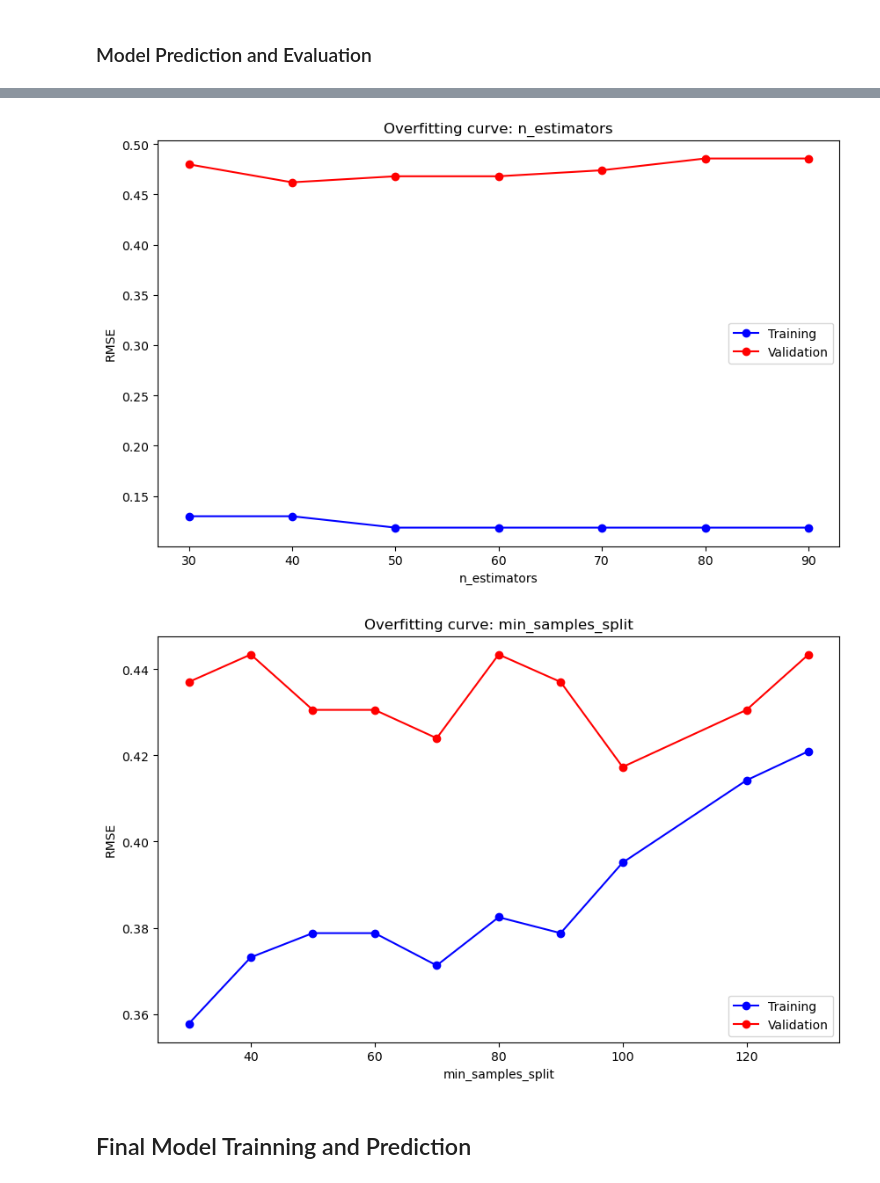
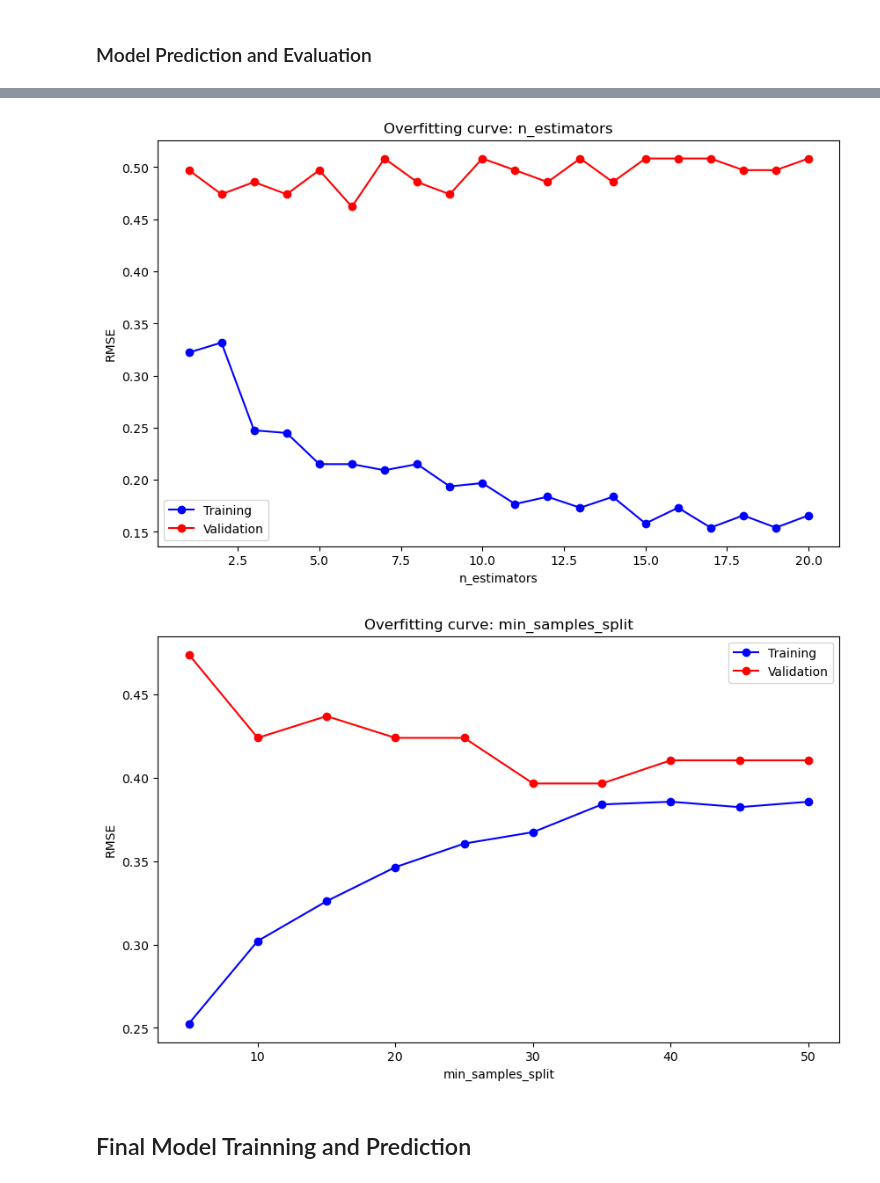
Before and after one commit to RiwongSherchan/Kaggle-Projects, a Jupyter notebook: Titanic - Machine Learning from Disaster/Titanic.ipynb, the cells around one changed output, grey strips where cells are left out. Saved outputs shown, nothing was run; the diff lists cells and outputs as text; code cells hidden in the pictures.

```diff
--- a/Titanic - Machine Learning from Disaster/Titanic.ipynb
+++ b/Titanic - Machine Learning from Disaster/Titanic.ipynb
@@ -239,7 +239,7 @@ from sklearn.model_selection import train_test_split
 from sklearn.model_selection import train_test_split
 
 # Split df_copy into train and test sets
-train_data, test_data = train_test_split(df_copy, test_size=0.2, random_state=42)
+train_data, test_data = train_test_split(df_copy, test_size=0.1, random_state=42)
 
 # Separate the inputs (features) and the target variable
 train_inputs1 = train_data.drop("Survived", axis=1)
@@ -252,7 +252,7 @@ test_targets1 = test_data["Survived"]
 from sklearn.ensemble import RandomForestClassifier
 # %%
 # Initialize a decision tree classifier
-clf1 = RandomForestClassifier(max_depth = 25, max_leaf_nodes=12,max_features=4, n_estimators=50,min_samples_split=70, random_state=42)
+clf1 = RandomForestClassifier(max_depth = 7, max_leaf_nodes=12,max_features=3, n_estimators=6,min_samples_split=30, random_state=42)
 # %%
 # Train the decision tree classifier
 clf1.fit(train_inputs1, train_targets1)
@@ -317,11 +317,11 @@ test_param_and_plot('max_features', [1,2,3,4,5,6,7,10,20])
 # %%
-test_param_and_plot('n_estimators', [30,40,50,60,70,80,90])
+test_param_and_plot('n_estimators', [1,2,3,4,5,6,7,8,9,10,11,12,13,14,15,16,17,18,19,20])
 # %% [output]
-[figure, old version]
+[figure, new version]
 # %%
-test_param_and_plot('min_samples_split', [30,40,50,60,70,80,90,100,120,130])
+test_param_and_plot('min_samples_split', [5,10,15,20,25,30,35,40,45,50])
 # %% [output]
-[figure, old version]
+[figure, new version]
 # %% [markdown]
 ## Final Model Trainning and Prediction
 # %%
```
Also changed, not shown: parts of 9 cells of this notebook, 1 other file.
